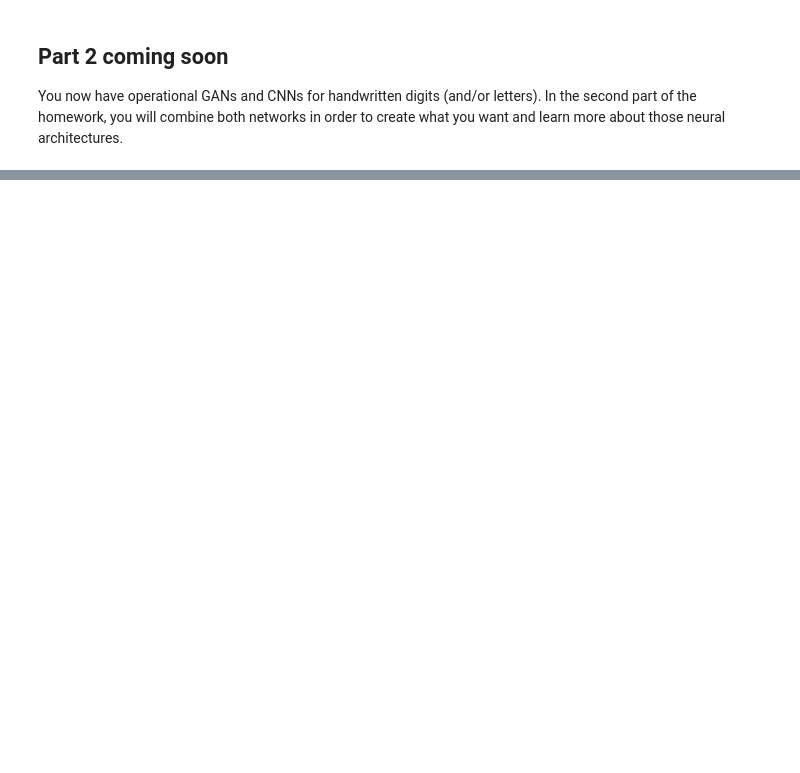
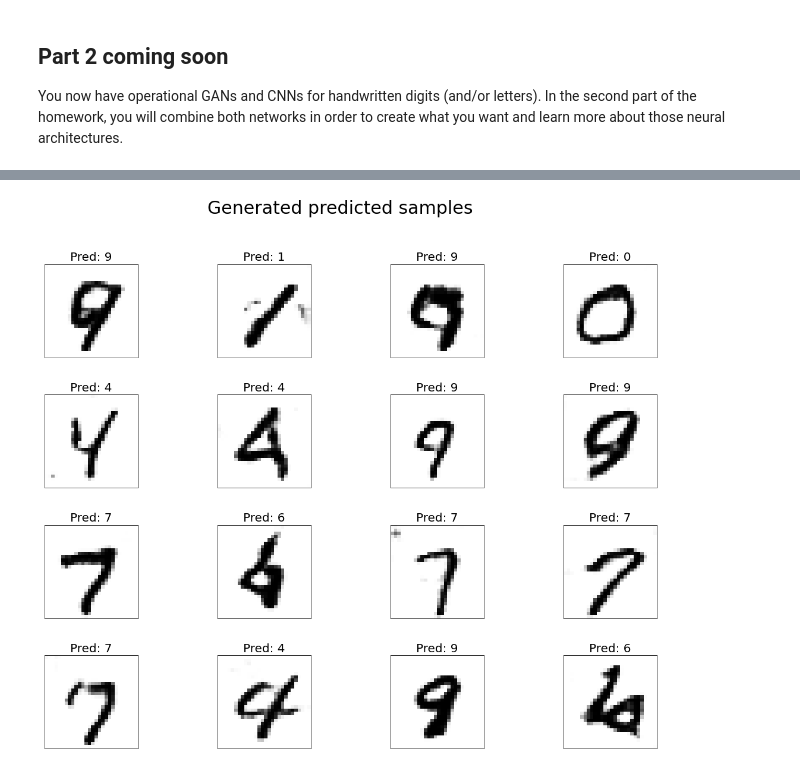
Before and after one commit to mathjacob/LINMA2472-HW3, a Jupyter notebook: hw3_part1_v2.ipynb, the cells around one changed output, grey strips where cells are left out. Saved outputs shown, nothing was run; the diff lists cells and outputs as text; code cells hidden in the pictures; blank space fills up the shorter version.

```diff
--- a/hw3_part1_v2.ipynb
+++ b/hw3_part1_v2.ipynb
@@ -1219,0 +1214,3 @@ showImages(s.detach(), generated=True,
+# %%
+cnn = CNN(n_classes).to(device=device)
+loadModel(cnn, "CNN","2022_11_26__15_13")
@@ -1245,0 +1290,39 @@ You now have operational GANs and CNNs for handwritten digits (and/or letters).
+# %%
+n_triplets = 10000 # could be more for real tests
+                   # next cell lasts 1min with 10000
+
+def find_triplets(threshold):
+    # the 4 outputs are not always useful for every cell
+    latent_vectors = []
+    labelled_latent_vectors = []
+    generated_images_list = []
+    predicted_labels_list = []
+    for i in range(n_triplets):
+        l_vector = torch.randn(1, dim_latent_space)
+        latent_vectors.append(l_vector)
+
+        generated_images = generator_loaded(l_vector)
+
+        outputs = cnn.predictLabels(cnn(generated_images))
+        certainty = outputs[2]
+
+        if certainty > threshold:
+            labelled_latent_vectors.append(l_vector)
+            generated_images_list.append(generated_images)
+
+            predicted_labels = outputs[0]
+            predicted_labels_list.append(predicted_labels)
+    return latent_vectors, labelled_latent_vectors, generated_images_list, predicted_labels_list
+
+latent_vectors, labelled_latent_vectors, generated_images_list, predicted_labels_list = find_triplets(0.8)
+
+# "cast" simple list of tensor to a "tensor_list" to be able to use showImages
+# shows the 16 first
+tmp = torch.Tensor(16,dim_latent_space)
+s = torch.cat(labelled_latent_vectors[0:16],out=tmp)
+
+s = generator_loaded(s)
+showImages(s.detach(),save=False,predicted=True,
+        generated=True, predicted_labels=cnn.predictLabels(cnn(s))[0])
+# %% [output]
+[figure, added]
```
Also changed, not shown: parts of 26 cells of this notebook, 1 other file.
